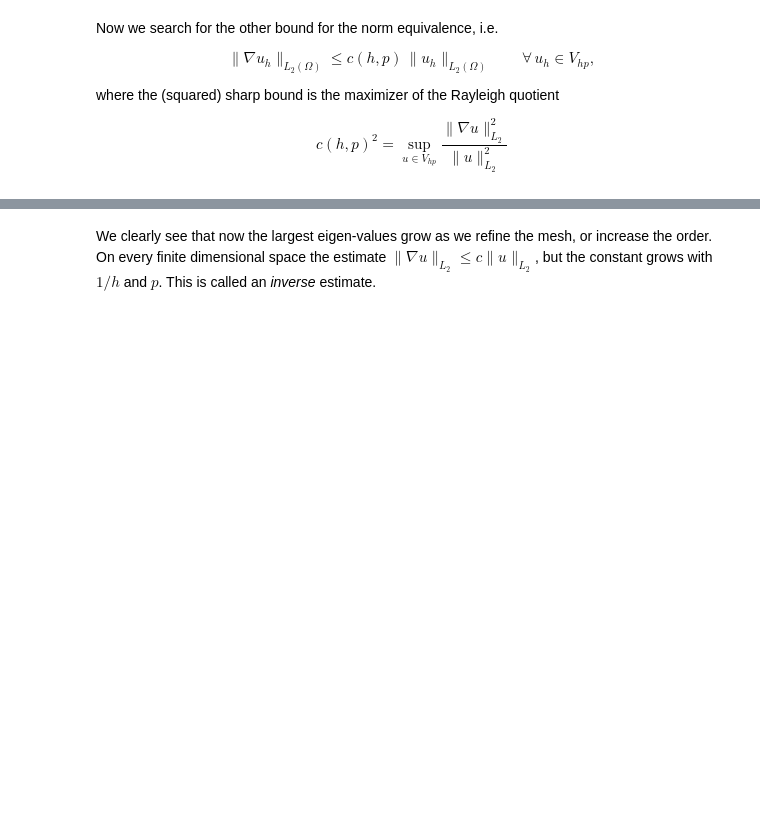
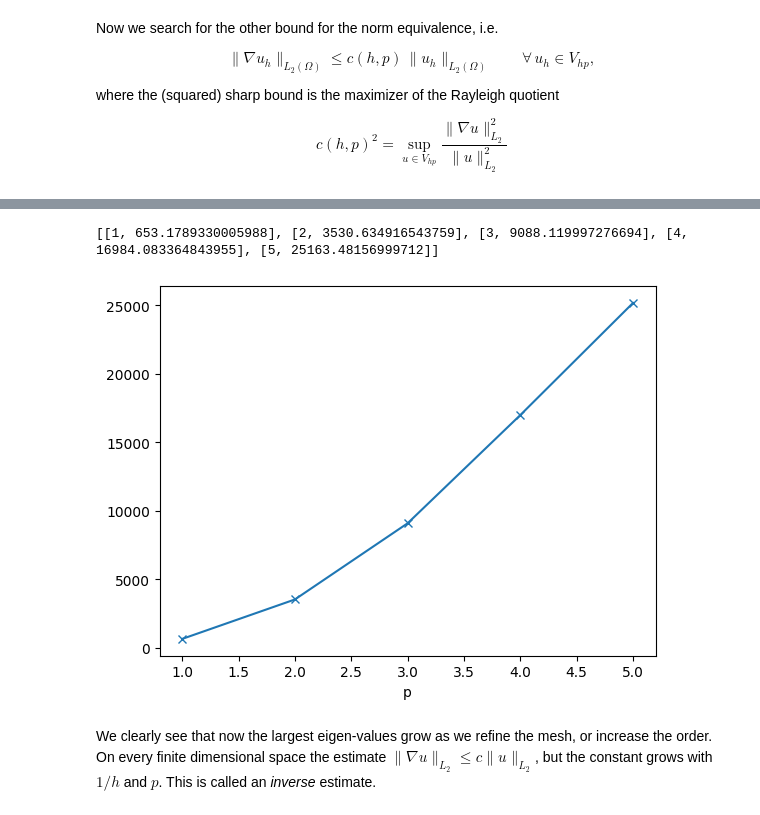
Before and after one commit to JSchoeberl/iFEM, a Jupyter notebook: _sources/sobolevspaces/experiments.ipynb, the cells around one changed output, grey strips where cells are left out. Drawn from its saved outputs; the diff is of its cells as text; code cells hidden in the pictures; blank space fills up the shorter version.

```diff
--- a/_sources/sobolevspaces/experiments.ipynb
+++ b/_sources/sobolevspaces/experiments.ipynb
@@ -114,12 +129,16 @@ plot(*zip(*lams), '-x');
 # %%
 lammins = []
 for p in range(1,6):
     A,B,P,fes = SetupProblem(0.2, p)
     evals,evecs = solvers.LOBPCG(B, A, pre=P, num=5, maxit=200, printrates=False, largest=True)
     lammins.append([p,evals[-1]])
 
 print (lammins)
-plot(*zip(*lammins), '-x');
+plt.xlabel("p")
+plt.plot(*zip(*lammins), '-x');
+# %% [output]
+[[1, 653.1789330005988], [2, 3530.634916543759], [3, 9088.119997276694], [4, 16984.083364843955], [5, 25163.48156999712]]
+[figure, added]
 # %% [markdown]
 We clearly see that now the largest eigen-values grow as we refine the mesh, or increase the order. On every finite dimensional space the estimate $\| \nabla u \|_{L_2} \leq c \| u \|_{L_2}$, but the constant grows with $1/h$ and $p$. This is called an *inverse* estimate.
 # %% [markdown]
```
Also changed, not shown: parts of 13 cells of this notebook, 23 other files.
